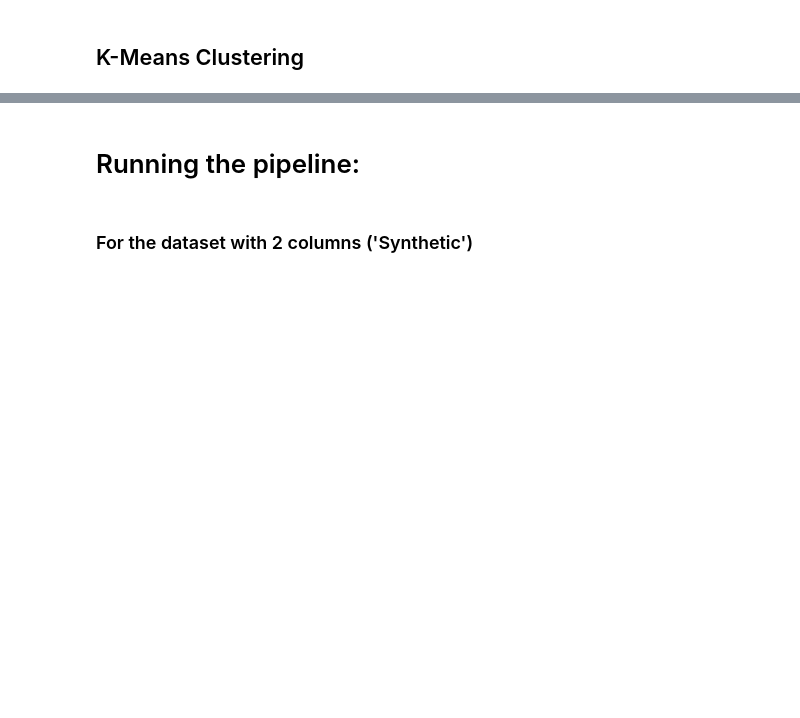
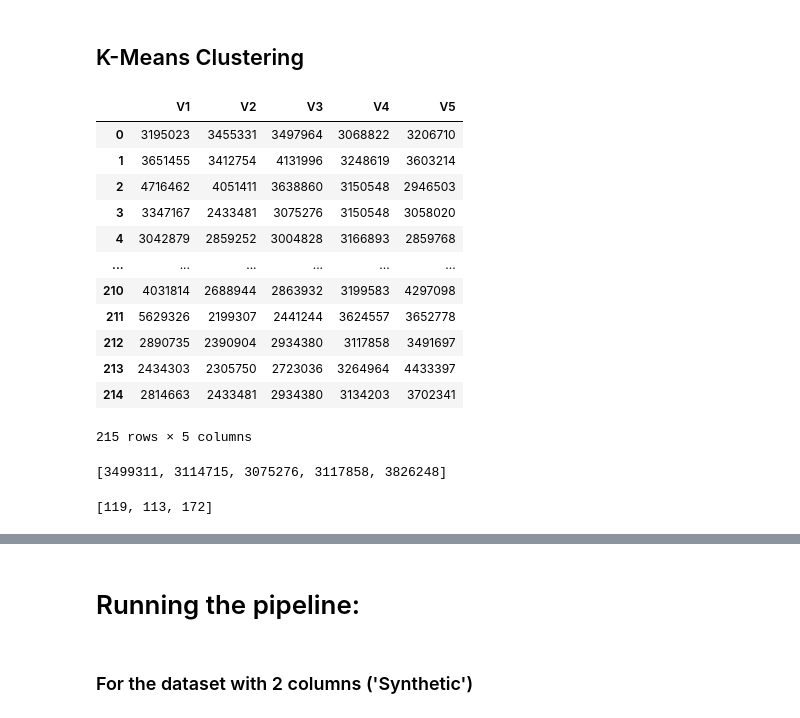
Before and after one commit to pat-alt/clustering, a Jupyter notebook: Optimization Project - Clustering.ipynb, the cells around one changed output, grey strips where cells are left out. Saved outputs shown, nothing was run; the diff lists cells and outputs as text; code cells hidden in the pictures; blank space fills up the shorter version.

```diff
--- a/Optimization Project - Clustering.ipynb
+++ b/Optimization Project - Clustering.ipynb
@@ -290,2 +314,26 @@ plt.show()
 # %% [markdown]
 ## K-Means Clustering
+# %%
+df
+# %% [output]
+|  | V1 | V2 | V3 | V4 | V5 |
+| 0 | 3195023 | 3455331 | 3497964 | 3068822 | 3206710 |
+| 1 | 3651455 | 3412754 | 4131996 | 3248619 | 3603214 |
+| 2 | 4716462 | 4051411 | 3638860 | 3150548 | 2946503 |
+| 3 | 3347167 | 2433481 | 3075276 | 3150548 | 3058020 |
+| 4 | 3042879 | 2859252 | 3004828 | 3166893 | 2859768 |
+| ... | ... | ... | ... | ... | ... |
+| 210 | 4031814 | 2688944 | 2863932 | 3199583 | 4297098 |
+| 211 | 5629326 | 2199307 | 2441244 | 3624557 | 3652778 |
+| 212 | 2890735 | 2390904 | 2934380 | 3117858 | 3491697 |
+| 213 | 2434303 | 2305750 | 2723036 | 3264964 | 4433397 |
+| 214 | 2814663 | 2433481 | 2934380 | 3134203 | 3702341 |
+215 rows × 5 columns
+# %%
+df.iloc[119].to_list()
+# %% [output]
+[3499311, 3114715, 3075276, 3117858, 3826248]
+# %%
+random.sample(range(0, len(df)), 3)
+# %% [output]
+[119, 113, 172]
```
Also changed, not shown: parts of 17 cells of this notebook.
